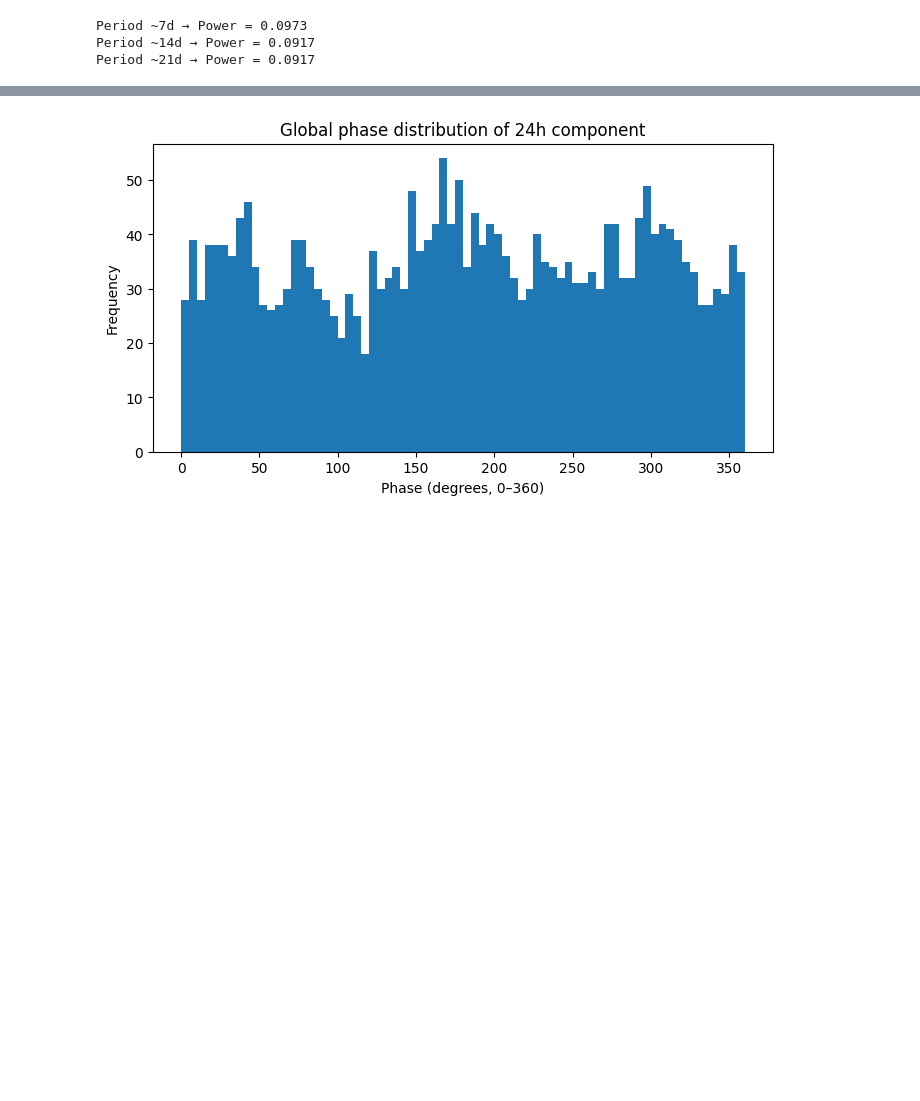
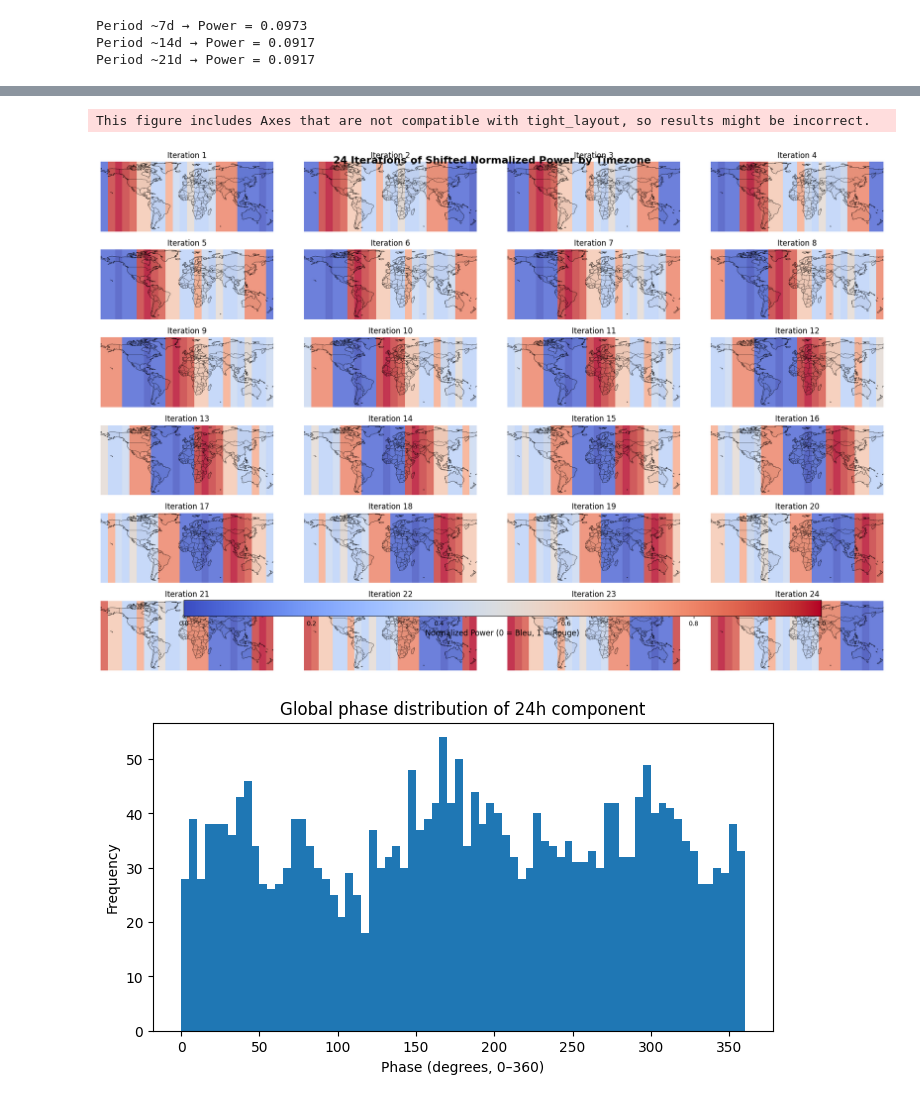
Before and after one commit to LeimKcaj/SteamUsers_Timeseries_Tracking, a Jupyter notebook: notebooks/fourier.ipynb, the cells around one changed output, grey strips where cells are left out. Saved outputs shown, nothing was run; the diff lists cells and outputs as text; code cells hidden in the pictures; blank space fills up the shorter version.

```diff
--- a/notebooks/fourier.ipynb
+++ b/notebooks/fourier.ipynb
@@ -767,0 +757,16 @@ Using data from 2025-10-27 00:00:00 to 2025-11-10 00:00:00 (1122 points)
+# %%
+#plot normalized power to timezone shifts on a map
+norm_powers2 = norm_powers
+applied_powers = []
+j = 1
+
+for i in range(24):
+    applied_powers.append((f"UTC{i-11}",norm_powers2[i]))
+print(applied_powers)
+
+# applied_powers to table format
+
+df_timezone_power = pd.DataFrame(applied_powers, columns=["Timezone", "Normalized_Power"])
+csv_tz_power = df_timezone_power.to_csv(index=True)
+
+print(csv_tz_power)
@@ -768,3 +791,55 @@ Using data from 2025-10-27 00:00:00 to 2025-11-10 00:00:00 (1122 points)
+# %%
+import numpy as np
+import matplotlib.pyplot as plt
+from matplotlib.patches import Rectangle
+import cartopy.crs as ccrs
+import cartopy.feature as cfeature
+
+fig, axes = plt.subplots(6, 4, figsize=(18, 12),
+                         subplot_kw={"projection": ccrs.PlateCarree()})
+axes = axes.flatten()
+
+cmap = plt.cm.coolwarm
+norm = plt.Normalize(vmin=0, vmax=1)
+
+for i in range(24):
+    shifted = df.copy()
+    # ✅ cyclic shift of normalized power values
+    shifted["Normalized_Power"] = np.roll(df["Normalized_Power"].values, i)
+
+    ax = axes[i]
+    ax.set_global()
+    ax.add_feature(cfeature.LAND, facecolor="lightgray", zorder=0)
+    ax.add_feature(cfeature.COASTLINE, linewidth=0.4)
+    ax.add_feature(cfeature.BORDERS, linewidth=0.3)
+
+    for _, row in shifted.iterrows():
+        lon_min = row["Timezone_int"] * 15
+        lon_max = lon_min + 15
+        color = cmap(norm(row["Normalized_Power"]))
+        rect = Rectangle((lon_min, -90), 15, 180,
+                         facecolor=color, alpha=0.8,
+                         transform=ccrs.PlateCarree(), zorder=1)
+        ax.add_patch(rect)
+
+    ax.set_extent([-180, 180, -60, 85])
+    ax.set_title(f"Iteration {i+1}")
+    ax.axis("off")
+
+# shared colorbar
+sm = plt.cm.ScalarMappable(cmap=cmap, norm=norm)
+sm.set_array([])
+cbar = fig.colorbar(sm, ax=axes, orientation="horizontal",
+                    fraction=0.04, pad=0.05, aspect=40)
+cbar.set_label("Normalized Power (0 = Bleu, 1 = Rouge)", fontsize=12)
+
+plt.suptitle("24 Iterations of Shifted Normalized Power by Timezone",
+             fontsize=16, weight="bold", y=0.95)
+plt.tight_layout()
+plt.show()
+# %% [output]
+This figure includes Axes that are not compatible with tight_layout, so results might be incorrect.
+[figure, added]
 # %%
 from scipy.signal import hilbert
 
```
Also changed, not shown: parts of 7 cells of this notebook, 1 other file.
